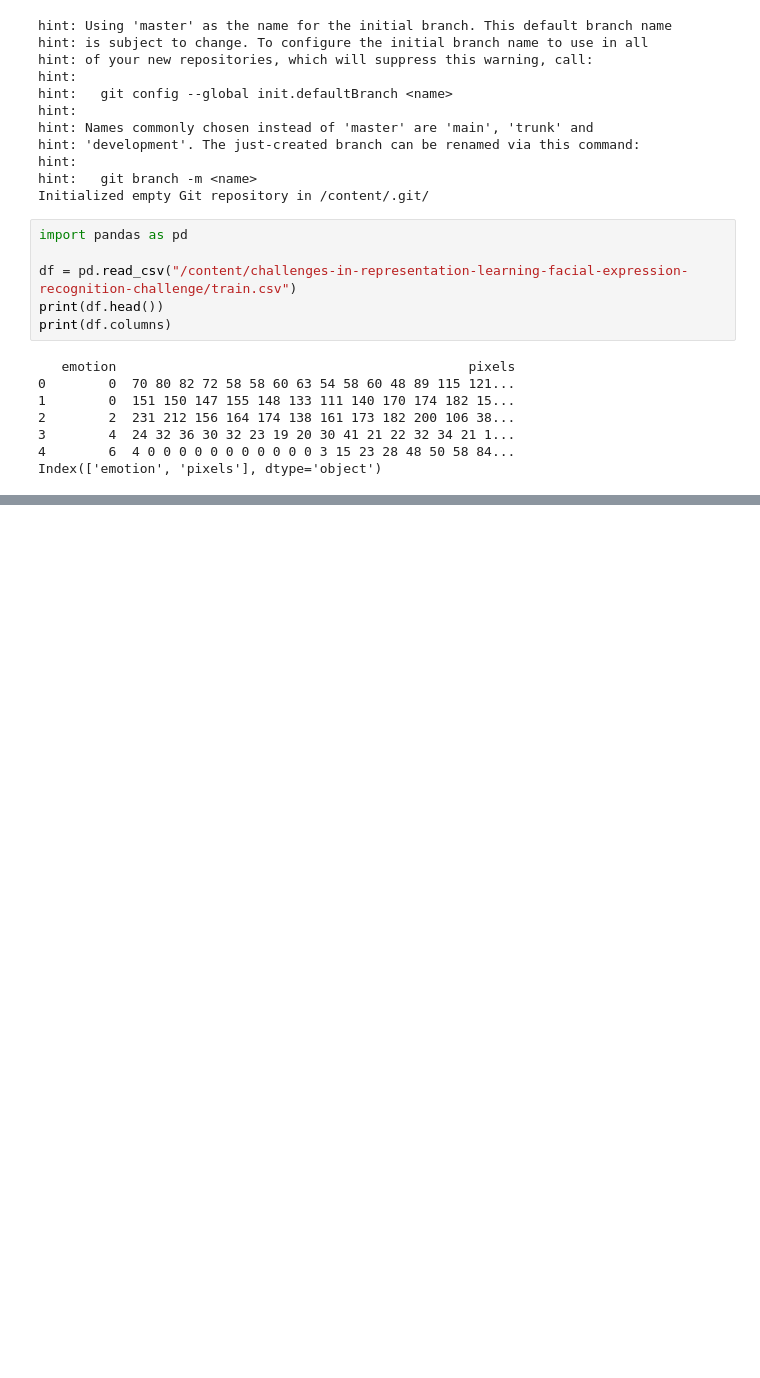
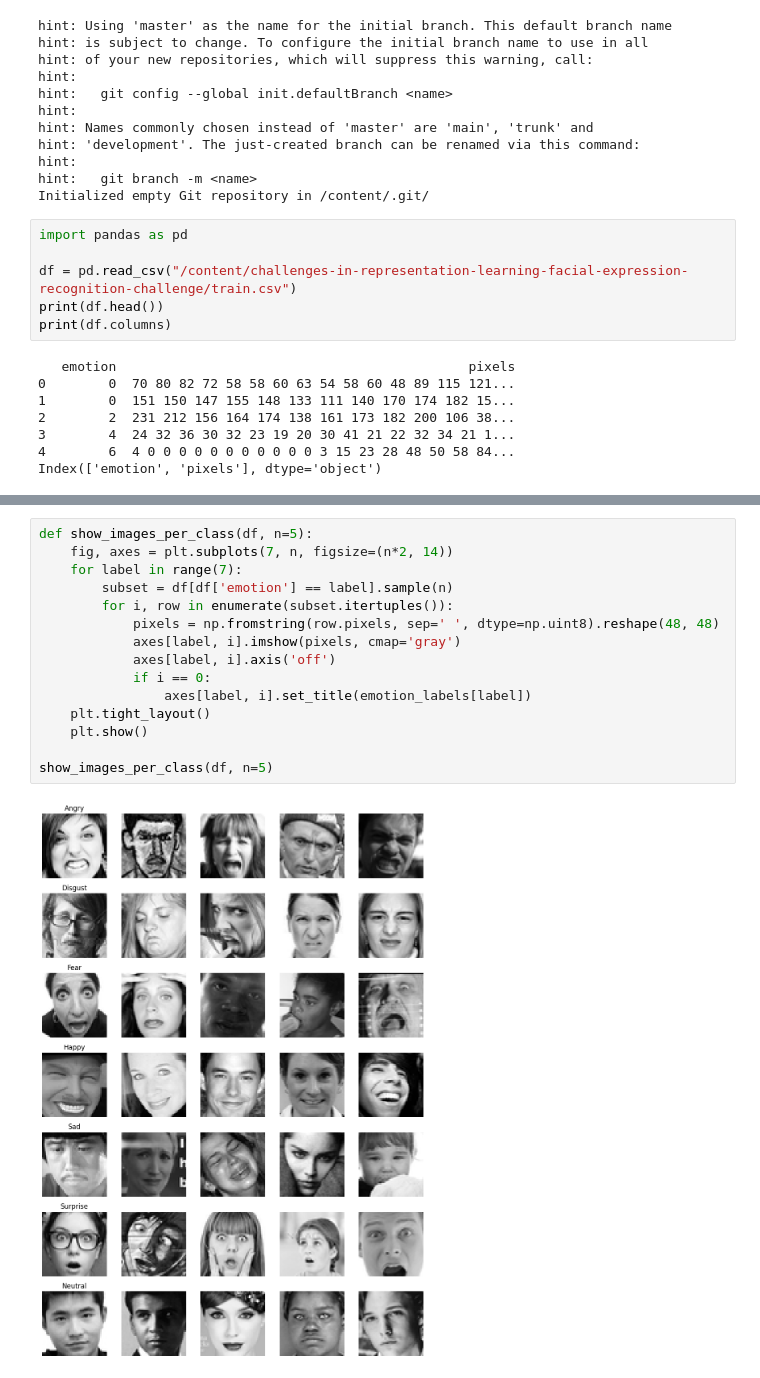
Before and after one commit to giorgitorro/FER_gtoro22, a Jupyter notebook: FER2013_ML_gtoro22.ipynb, the cells around one changed output, grey strips where cells are left out. Drawn from its saved outputs; the diff is of its cells as text; blank space fills up the shorter version.

```diff
--- a/FER2013_ML_gtoro22.ipynb
+++ b/FER2013_ML_gtoro22.ipynb
@@ -142,0 +139,17 @@ val_loader = DataLoader(val_dataset, batch_size=64)
+# %%
+def show_images_per_class(df, n=5):
+    fig, axes = plt.subplots(7, n, figsize=(n*2, 14))
+    for label in range(7):
+        subset = df[df['emotion'] == label].sample(n)
+        for i, row in enumerate(subset.itertuples()):
+            pixels = np.fromstring(row.pixels, sep=' ', dtype=np.uint8).reshape(48, 48)
+            axes[label, i].imshow(pixels, cmap='gray')
+            axes[label, i].axis('off')
+            if i == 0:
+                axes[label, i].set_title(emotion_labels[label])
+    plt.tight_layout()
+    plt.show()
+
+show_images_per_class(df, n=5)
+# %% [output]
+[figure, added]
```
Also changed, not shown: parts of 13 cells of this notebook.
